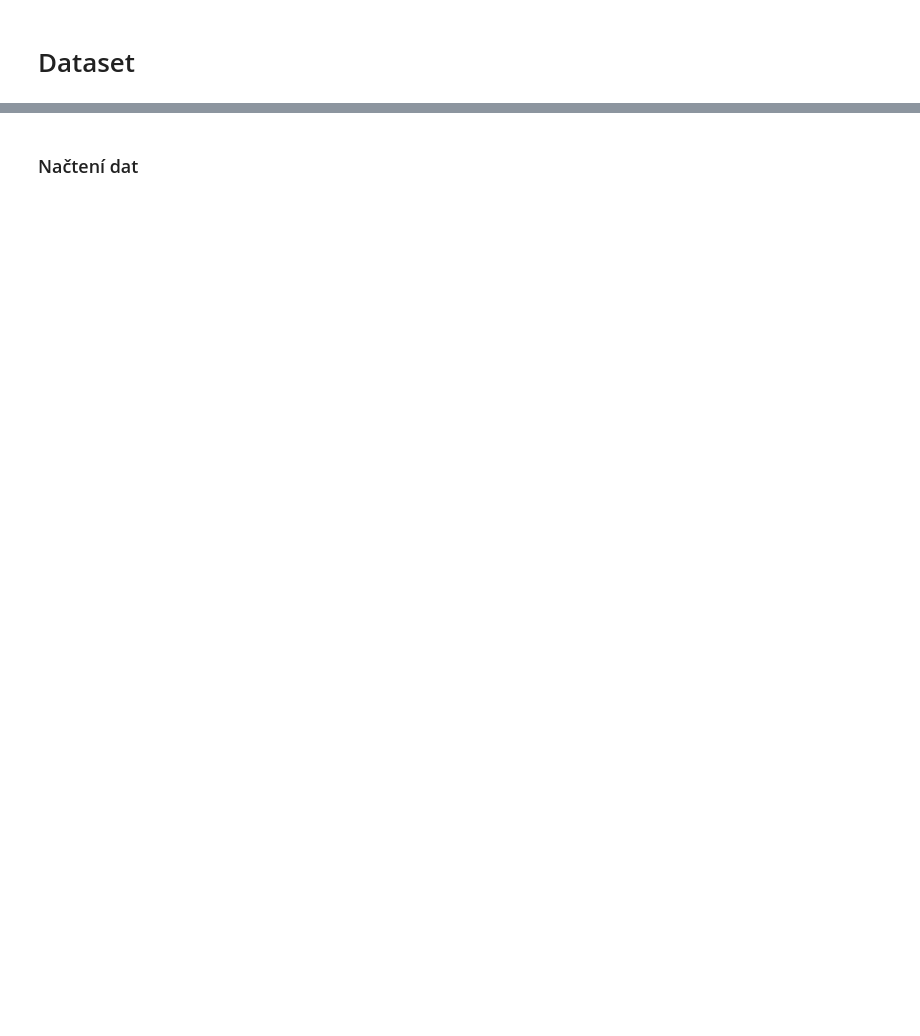
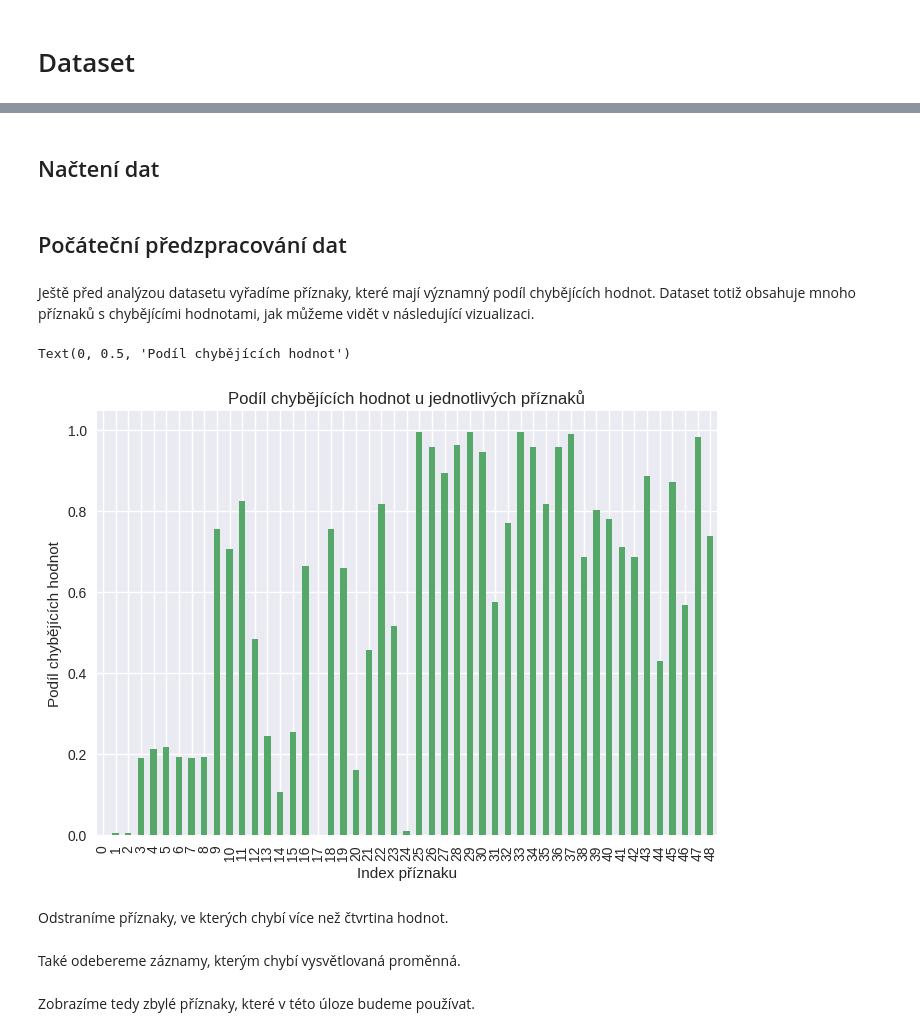
Before and after one commit to tomnovota/Tomnovota, a Jupyter notebook: uni_homeworks/VIZ/homework/03/assignment03.ipynb, the cells around one changed output, grey strips where cells are left out. Saved outputs shown, nothing was run; the diff lists cells and outputs as text; code cells hidden in the pictures; blank space fills up the shorter version.

```diff
--- a/uni_homeworks/VIZ/homework/03/assignment03.ipynb
+++ b/uni_homeworks/VIZ/homework/03/assignment03.ipynb
@@ -82,5 +98,30 @@ import seaborn as sb
+# %%
+mpl.style.use('seaborn-v0_8')
+
+# edit default color cycle
+colors = plt.rcParams['axes.prop_cycle'].by_key()['color']
+colors[0], colors[1] = colors[1], colors[0]
+
+mpl.rcParams['axes.prop_cycle'] = mpl.cycler(color=colors)
 # %% [markdown]
-### Načtení dat
+## Načtení dat
 # %%
 df = pd.read_csv("country_level_data_0.csv")
+# %% [markdown]
+## Počáteční předzpracování dat
+# %% [markdown]
+Ještě před analýzou datasetu vyřadíme příznaky, které mají významný podíl chybějících hodnot. Dataset totiž obsahuje mnoho příznaků s chybějícími hodnotami, jak můžeme vidět v následující vizualizaci.
+# %%
+(df.isnull().sum() / df.shape[0]).plot(kind='bar')
+
+plt.xticks(range(len(df.columns)), range(len(df.columns)))
+
+plt.title("Podíl chybějících hodnot u jednotlivých příznaků")
+plt.xlabel("Index příznaku")
+plt.ylabel("Podíl chybějících hodnot")
+# %% [output]
+Text(0, 0.5, 'Podíl chybějících hodnot')
+[figure, added]
+# %% [markdown]
+Odstraníme příznaky, ve kterých chybí více než čtvrtina hodnot.
 # %%
@@ -89 +132,3 @@ for x in df.columns:
         df.drop(x, axis=1, inplace=True)
+# %% [markdown]
+Také odebereme záznamy, kterým chybí vysvětlovaná proměnná.
@@ -90,3 +137,5 @@ for x in df.columns:
+# %% [markdown]
+Zobrazíme tedy zbylé příznaky, které v této úloze budeme používat.
 # %%
 df.info()
 # %% [output]
```
Also changed, not shown: parts of 179 cells of this notebook.
